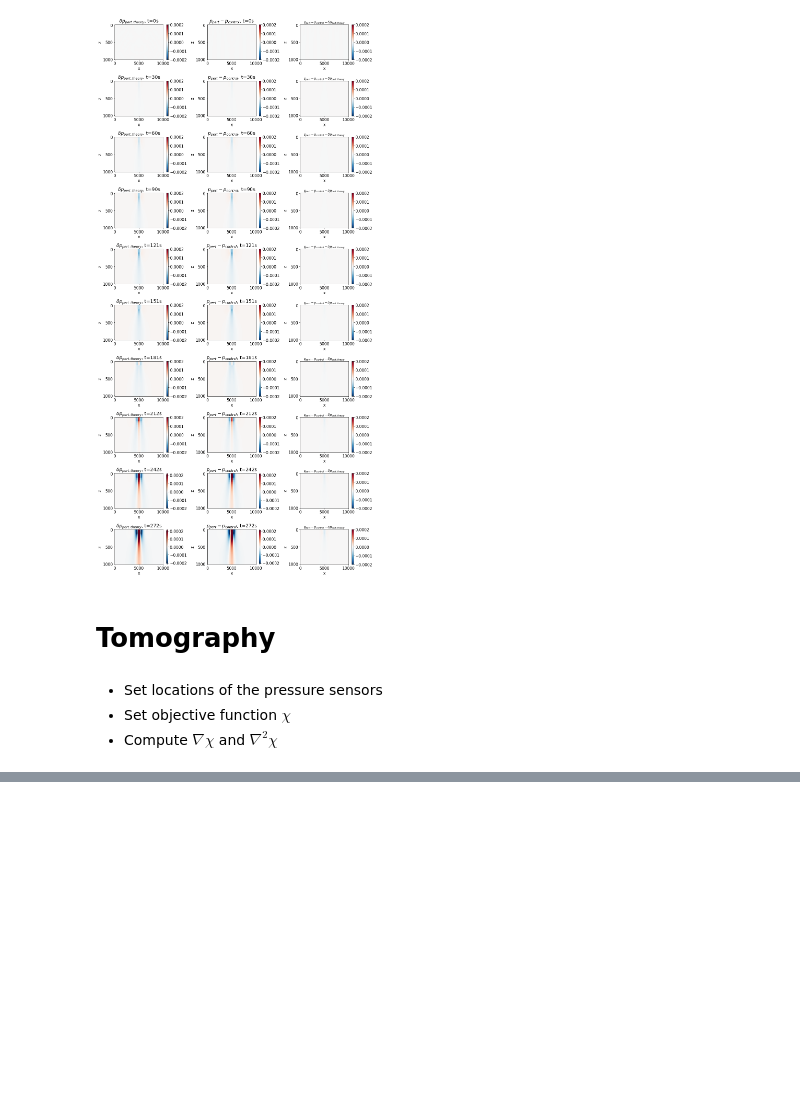
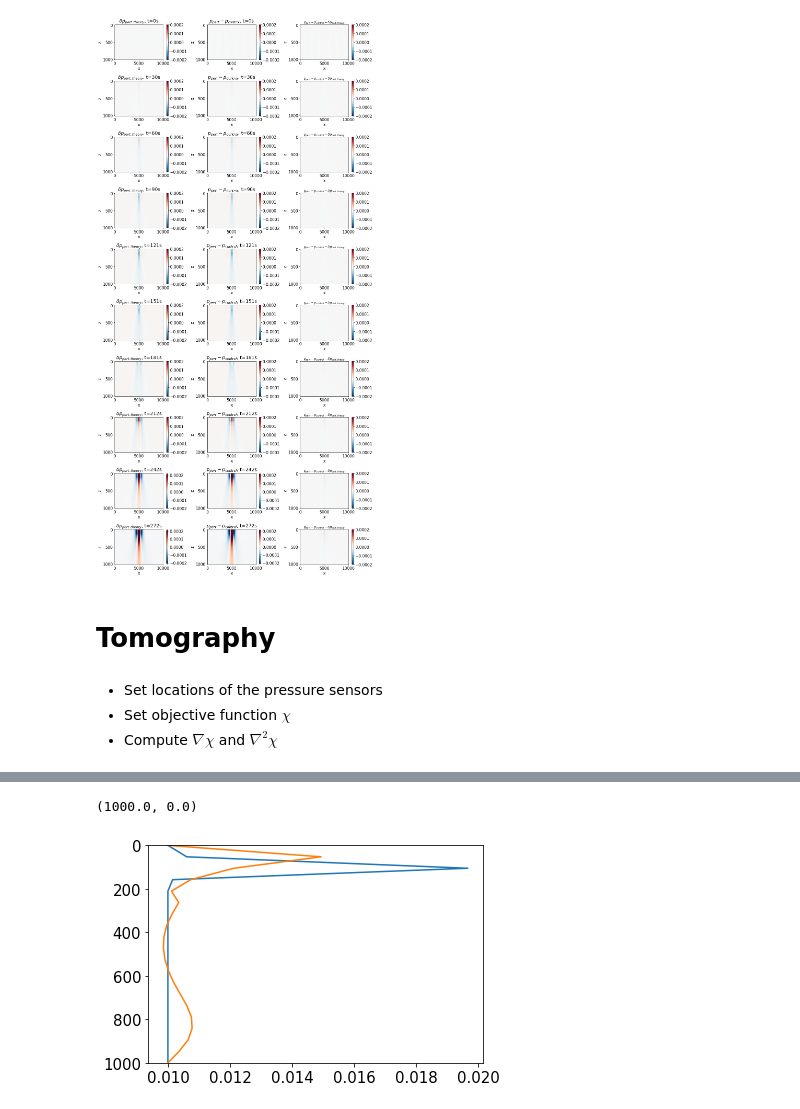
Before and after one commit to qnicolas/IWTomography, a Jupyter notebook: tomo2D.ipynb, the cells around one changed output, grey strips where cells are left out. Drawn from its saved outputs; the diff is of its cells as text; code cells hidden in the pictures; blank space fills up the shorter version.

```diff
--- a/tomo2D.ipynb
+++ b/tomo2D.ipynb
@@ -470,0 +549,7 @@ def grad_objective_function(model,initial_model,pressure_measurements):
+# %%
+plt.plot(synthetic_model.N,synthetic_model.Z)
+plt.plot(Ntest,synthetic_model.Z)
+plt.ylim(1000,0)
+# %% [output]
+(1000.0, 0.0)
+[figure, added]
```
Also changed, not shown: parts of 12 cells of this notebook.
